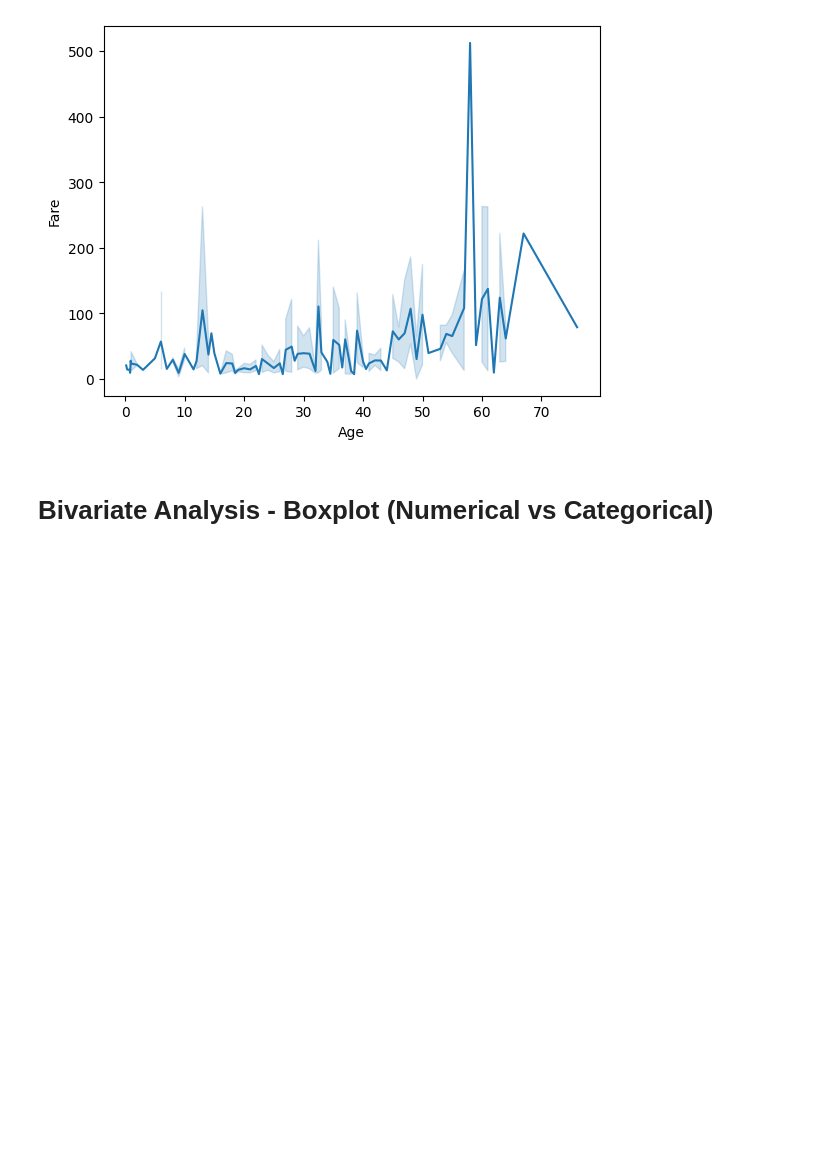
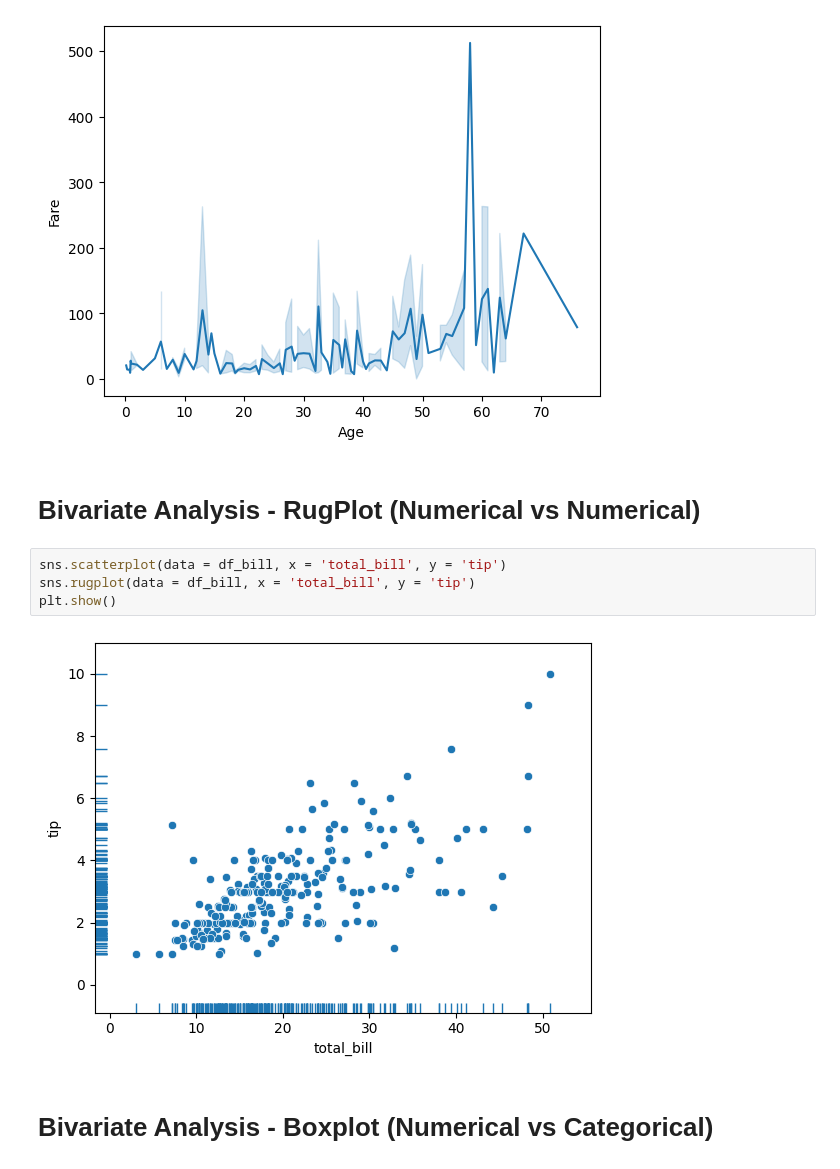
Before and after one commit to mahabubmamun/Machine-Learning, a Jupyter notebook: Univariate_Bivariate_Multivariate_Analysis.ipynb, the cells around one changed output. Cells and saved outputs as stored; diff of their text form; blank space fills up the shorter version.

Commit message:
Kaggle Notebook | Univariate-Bivariate-Multivariate Analysis | Version 5

```diff
--- a/Univariate_Bivariate_Multivariate_Analysis.ipynb
+++ b/Univariate_Bivariate_Multivariate_Analysis.ipynb
@@ -252,6 +254,14 @@ sns.lineplot(data = df_titanic, x = 'Age', y = 'Fare')
 # %% [output]
 <Axes: xlabel='Age', ylabel='Fare'>
 [figure]
+# %% [markdown]
+# Bivariate Analysis - RugPlot (Numerical vs Numerical)
+# %%
+sns.scatterplot(data = df_bill, x = 'total_bill', y = 'tip')
+sns.rugplot(data = df_bill, x = 'total_bill', y = 'tip')
+plt.show()
+# %% [output]
+[figure, added]
 # %% [markdown]
 # Bivariate Analysis - Boxplot (Numerical vs Categorical)
 # %%
```
Also changed, not shown: parts of 18 cells of this notebook.
